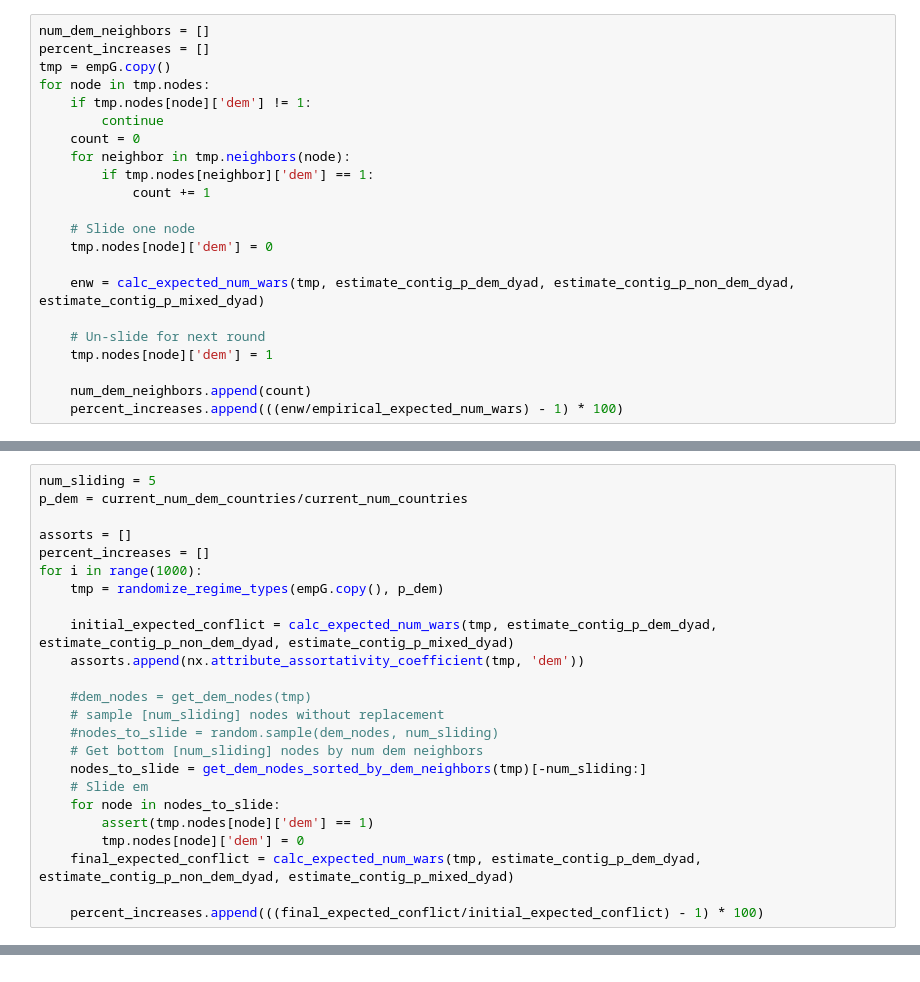
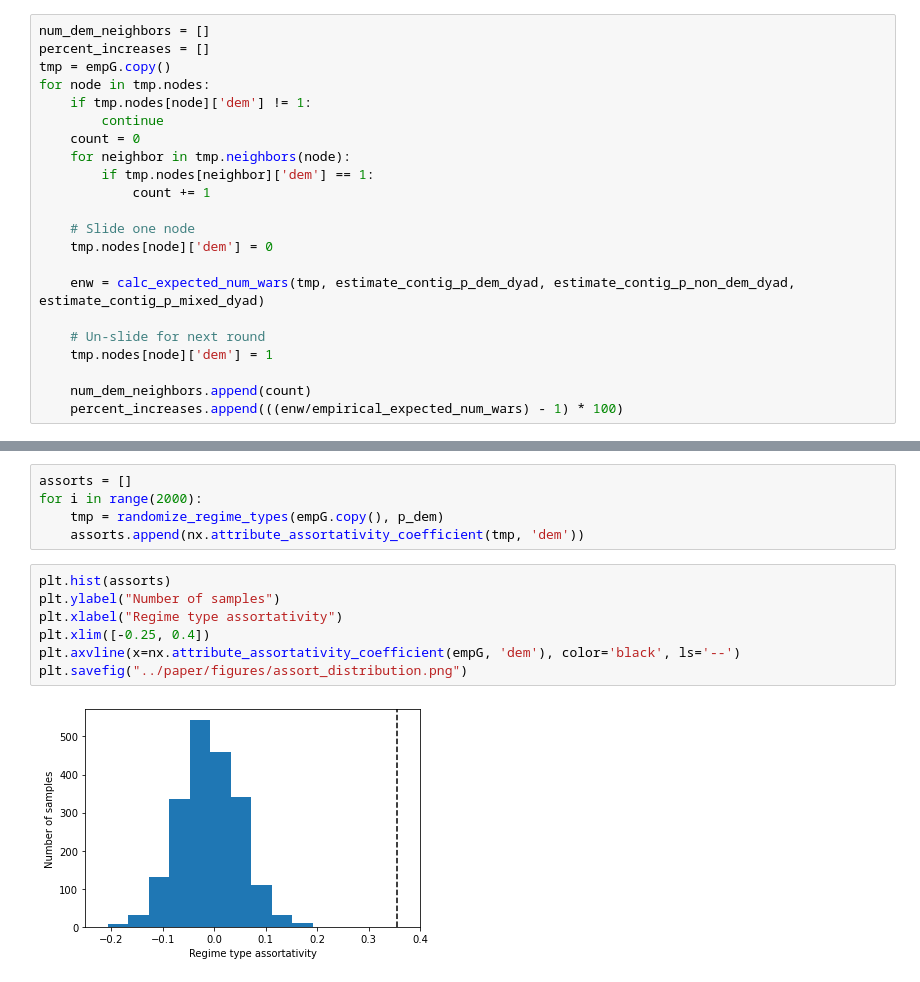
Before and after one commit to alexander-ray/systemic-peace-and-democratic-backsliding, a Jupyter notebook: SystemicDemocraticPeaceExploration.ipynb, the cells around one changed output, grey strips where cells are left out. Saved outputs shown, nothing was run; the diff lists cells and outputs as text.

Commit message:
Adding some sections, assortativity histogram

```diff
--- a/SystemicDemocraticPeaceExploration.ipynb
+++ b/SystemicDemocraticPeaceExploration.ipynb
@@ -1175,24 +1134,0 @@ print(r_value)
-# %%
-num_sliding = 5
-p_dem = current_num_dem_countries/current_num_countries
-
-assorts = []
-percent_increases = []
-for i in range(1000):
-    tmp = randomize_regime_types(empG.copy(), p_dem)
-
-    initial_expected_conflict = calc_expected_num_wars(tmp, estimate_contig_p_dem_dyad, estimate_contig_p_non_dem_dyad, estimate_contig_p_mixed_dyad)
-    assorts.append(nx.attribute_assortativity_coefficient(tmp, 'dem'))
-
-    #dem_nodes = get_dem_nodes(tmp)
-    # sample [num_sliding] nodes without replacement
-    #nodes_to_slide = random.sample(dem_nodes, num_sliding)
-    # Get bottom [num_sliding] nodes by num dem neighbors
-    nodes_to_slide = get_dem_nodes_sorted_by_dem_neighbors(tmp)[-num_sliding:]
-    # Slide em
-    for node in nodes_to_slide:
-        assert(tmp.nodes[node]['dem'] == 1)
-        tmp.nodes[node]['dem'] = 0
-    final_expected_conflict = calc_expected_num_wars(tmp, estimate_contig_p_dem_dyad, estimate_contig_p_non_dem_dyad, estimate_contig_p_mixed_dyad)
-
-    percent_increases.append(((final_expected_conflict/initial_expected_conflict) - 1) * 100)
@@ -1212,0 +1216,14 @@ print(r_value)
+# %%
+assorts = []
+for i in range(2000):
+    tmp = randomize_regime_types(empG.copy(), p_dem)
+    assorts.append(nx.attribute_assortativity_coefficient(tmp, 'dem'))
+# %%
+plt.hist(assorts)
+plt.ylabel("Number of samples")
+plt.xlabel("Regime type assortativity")
+plt.xlim([-0.25, 0.4])
+plt.axvline(x=nx.attribute_assortativity_coefficient(empG, 'dem'), color='black', ls='--')
+plt.savefig("../paper/figures/assort_distribution.png")
+# %% [output]
+[figure, added]
```
Also changed, not shown: parts of 18 cells of this notebook.
